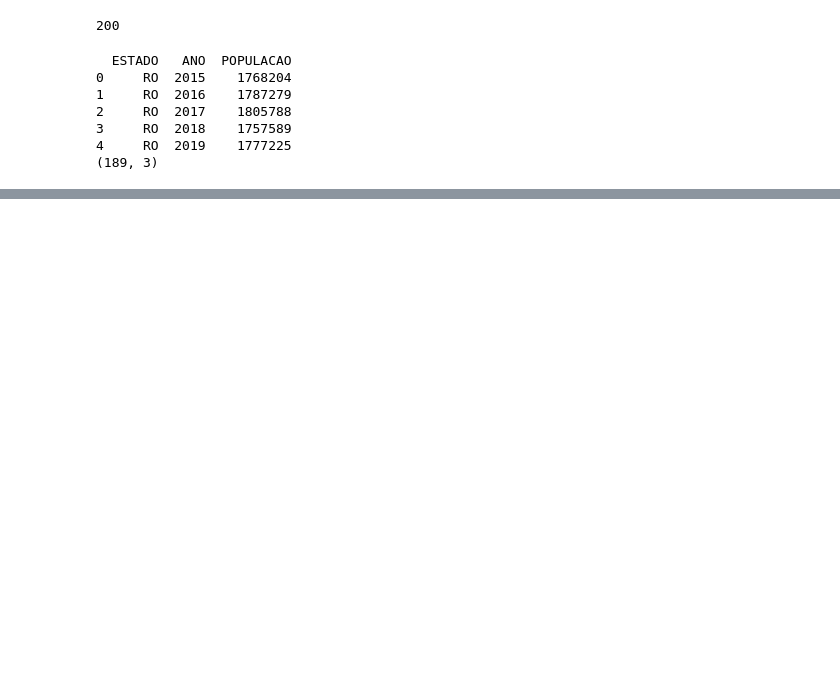
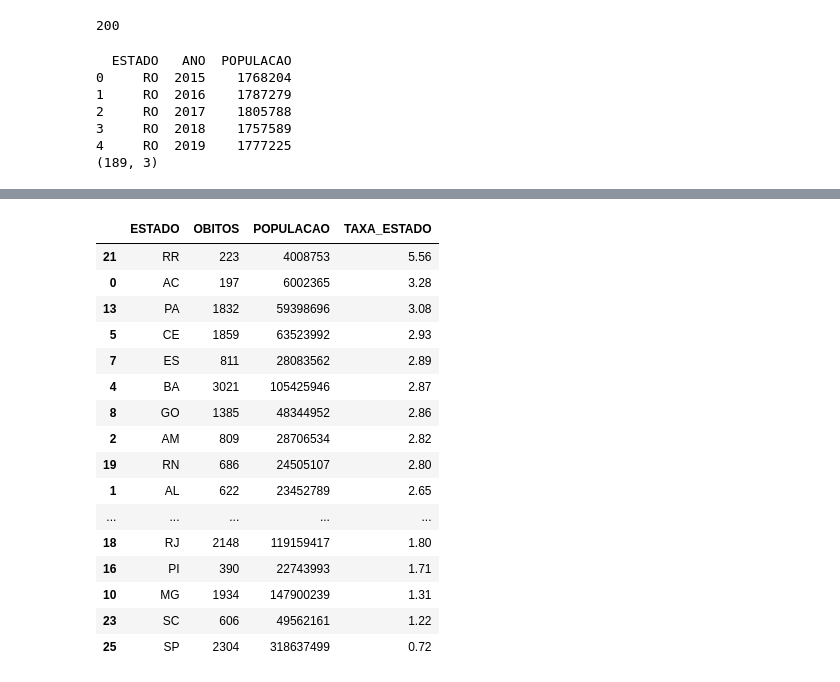
Before and after one commit to GustavoCyrilo/violencia_feminina_datasus, a Jupyter notebook: analise_mortalidade.ipynb, the cells around one changed output, grey strips where cells are left out. Saved outputs shown, nothing was run; the diff lists cells and outputs as text; code cells hidden in the pictures; blank space fills up the shorter version.

```diff
--- a/analise_mortalidade.ipynb
+++ b/analise_mortalidade.ipynb
@@ -5,6 +5,9 @@ import seaborn as sns
 import os
 import requests
 from pysus import sim
+# %%
+def calcular_taxa_100k(obitos, populacao):
+    return ((obitos / populacao) * 100000).round(2)
 # %%
 codigos_x = [f"X{i}" for i in range(85, 100)]
 codigo_y = [f"Y0{i}" for i in range(0, 10)]
@@ -148,0 +104,2 @@ print(sorted(violencia_feminina["ANO"].unique()))
+# %%
+obitos_agrupados = violencia_feminina.groupby(["ESTADO", "ANO"]).size().reset_index(name="OBITOS")
@@ -148,0 +258,35 @@ print(sorted(violencia_feminina["ANO"].unique()))
+# %%
+ranking_estado_historico = (
+    tabela_unificada.groupby("ESTADO")[["OBITOS", "POPULACAO"]]
+    .sum()
+    .reset_index()
+)
+
+ranking_estado_historico["TAXA_ESTADO"] = calcular_taxa_100k(
+    ranking_estado_historico["OBITOS"],
+    ranking_estado_historico["POPULACAO"]
+)
+
+ranking_estado_historico = ranking_estado_historico.sort_values(
+    by="TAXA_ESTADO", ascending=False
+)
+
+ranking_estado_historico
+# %% [output]
+|  | ESTADO | OBITOS | POPULACAO | TAXA_ESTADO |
+| 21 | RR | 223 | 4008753 | 5.56 |
+| 0 | AC | 197 | 6002365 | 3.28 |
+| 13 | PA | 1832 | 59398696 | 3.08 |
+| 5 | CE | 1859 | 63523992 | 2.93 |
+| 7 | ES | 811 | 28083562 | 2.89 |
+| 4 | BA | 3021 | 105425946 | 2.87 |
+| 8 | GO | 1385 | 48344952 | 2.86 |
+| 2 | AM | 809 | 28706534 | 2.82 |
+| 19 | RN | 686 | 24505107 | 2.80 |
+| 1 | AL | 622 | 23452789 | 2.65 |
+| ... | ... | ... | ... | ... |
+| 18 | RJ | 2148 | 119159417 | 1.80 |
+| 16 | PI | 390 | 22743993 | 1.71 |
+| 10 | MG | 1934 | 147900239 | 1.31 |
+| 23 | SC | 606 | 49562161 | 1.22 |
+| 25 | SP | 2304 | 318637499 | 0.72 |
```
Also changed, not shown: parts of 17 cells of this notebook, 1 other file.
